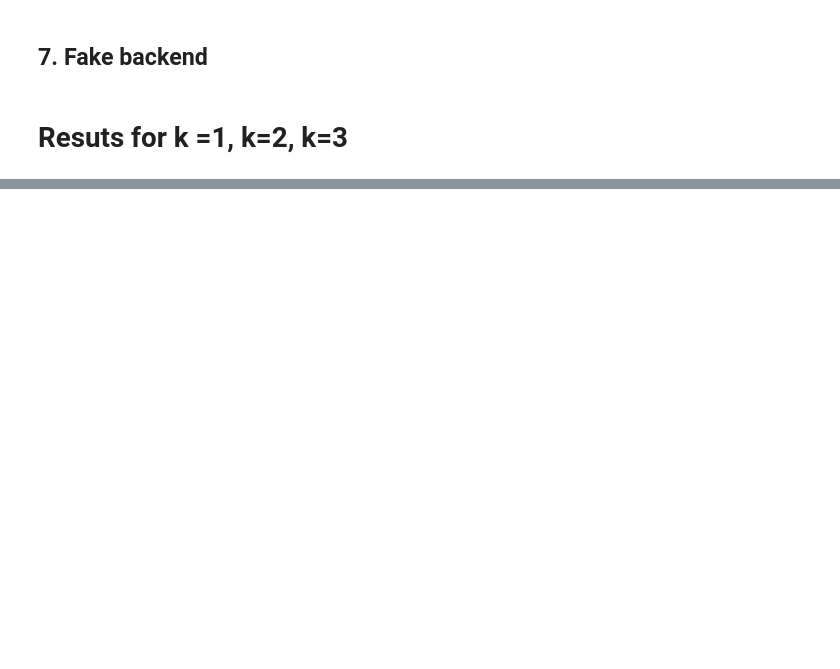
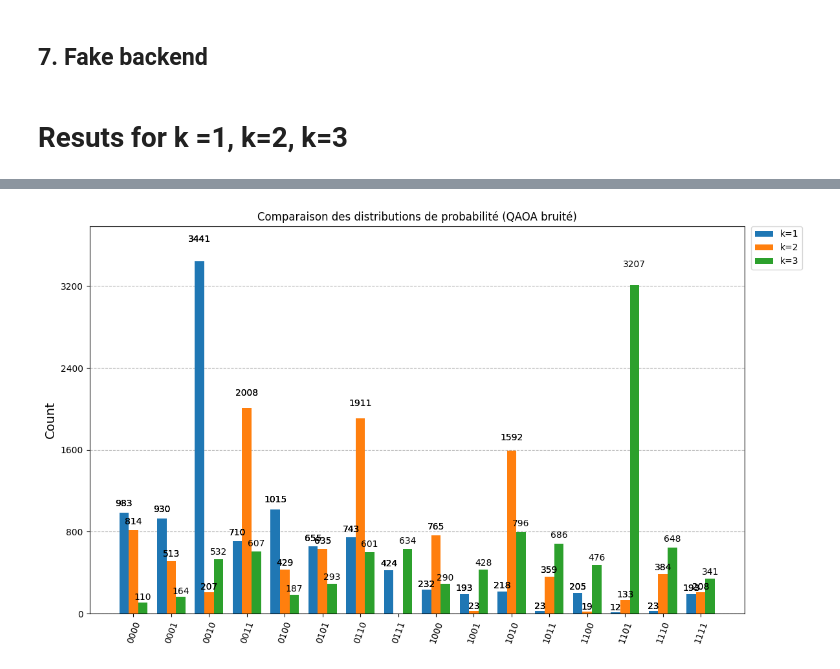
Before and after one commit to hugopgs/Application_Informatique_Quantique, a Jupyter notebook: Projet Noté/Projet.ipynb, the cells around one changed output, grey strips where cells are left out. Drawn from its saved outputs; the diff is of its cells as text; code cells hidden in the pictures; blank space fills up the shorter version.

```diff
--- a/Projet Noté/Projet.ipynb
+++ b/Projet Noté/Projet.ipynb
@@ -414,0 +415,19 @@ plot_histogram(res,
+# %%
+res_nb=[]
+res_b=[]
+
+for k in [1, 2, 3]:
+    R, P = build_R_P(All_categories, Result, k=k, A=0.5, B=0.8, C=1.5)
+    problem_operator = get_operator(R, P)
+    optimal_qaoa_circuit, cost_vals = get_optimal_qaoa_circuit(r=3, problem_operator=problem_operator)
+    counts=run_qaoa_circuit(optimal_qaoa_circuit, depolarizing_error_prob=0.2)
+    res_b.append(counts)
+    counts = run_qaoa_circuit(optimal_qaoa_circuit, depolarizing_error_prob=0.0)
+    res_nb.append(counts)
+
+plot_histogram(res_b,
+               legend=[f"k={k}" for k in [1, 2, 3]],
+               title="Comparaison des distributions de probabilité (QAOA bruité)",
+               figsize=(12, 7))
+# %% [output]
+[figure, added]
```
Also changed, not shown: parts of 7 cells of this notebook.
